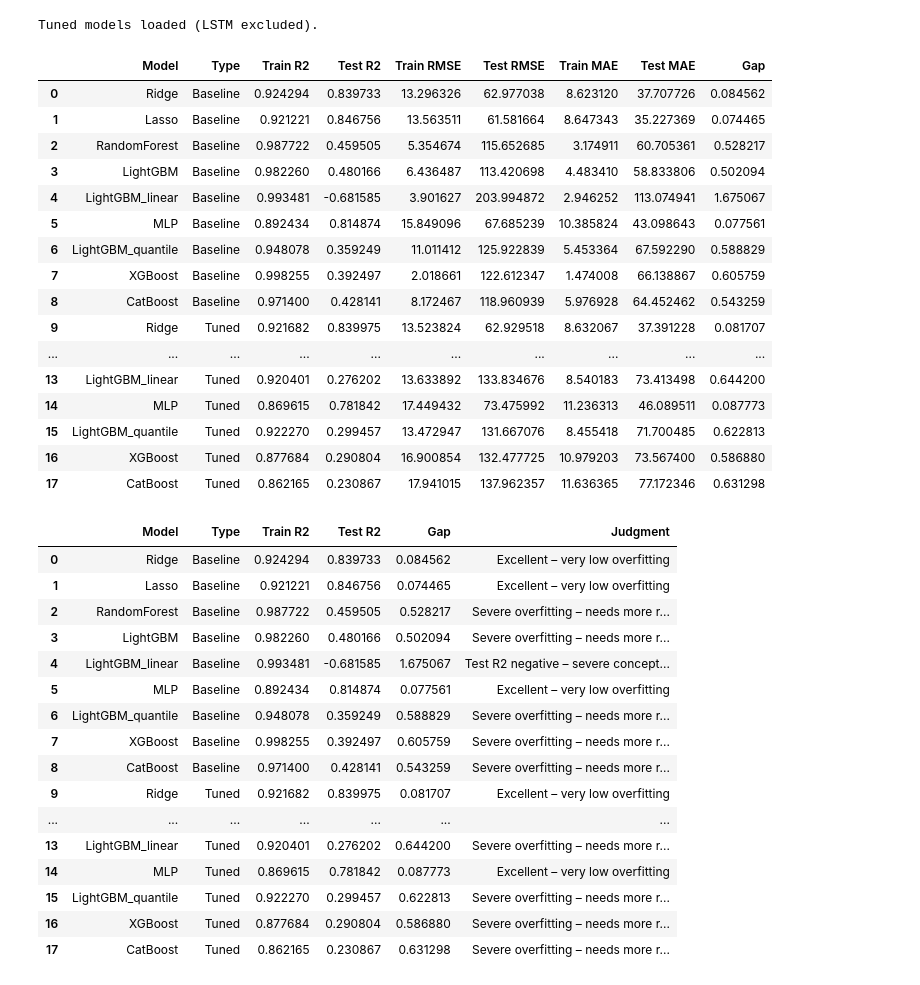
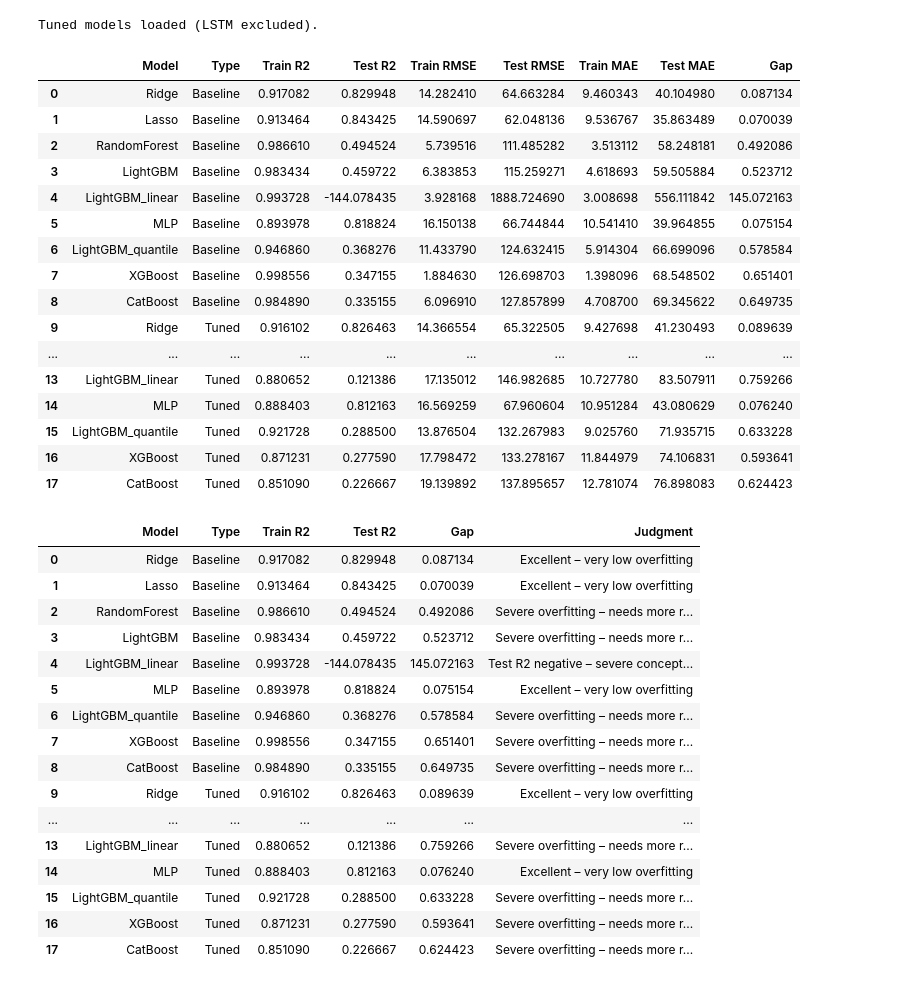
Before and after one commit to Amika1118/DSGP_Group_38, a Jupyter notebook: WholeSale-Price-Model/Notebooks/08_Model_Comparrison.ipynb, the cells around one changed output. Drawn from its saved outputs; the diff is of its cells as text; code cells hidden in the pictures.

```diff
--- a/WholeSale-Price-Model/Notebooks/08_Model_Comparrison.ipynb
+++ b/WholeSale-Price-Model/Notebooks/08_Model_Comparrison.ipynb
@@ -99,44 +99,44 @@ Tuned models loaded (LSTM excluded).
 # %%
 results = []
 
 # Baseline models
 for name, model in baseline_models:
     if name == 'LSTM':
         # LSTM needs sequences; we didn't store lookback. For fair comparison,
         # we skip LSTM in baseline evaluation or handle it separately.
         # Since LSTM was poor anyway, we can omit it or approximate.
         # For simplicity, we'll skip LSTM in this comparison (or you could re‑create sequences).
         continue
     res = evaluate_model(model, X_train_full, y_train, X_test_full, y_test, name, 'Baseline')
     results.append(res)
 
 # Tuned models
 for name, model in tuned_models:
     if name == 'LSTM':
-        continue  # skip LSTM as above
-    res = evaluate_model(model, X_train_sel, y_train, X_test_sel, y_test, name, 'Tuned')
+        continue
+    res = evaluate_model(model, X_train_full, y_train, X_test_full, y_test, name, 'Tuned')
     results.append(res)
 
 results_df = pd.DataFrame(results)
 results_df
 # %% [output]
 |  | Model | Type | Train R2 | Test R2 | Train RMSE | Test RMSE | Train MAE | Test MAE | Gap |
-| 0 | Ridge | Baseline | 0.924294 | 0.839733 | 13.296326 | 62.977038 | 8.623120 | 37.707726 | 0.084562 |
-| 1 | Lasso | Baseline | 0.921221 | 0.846756 | 13.563511 | 61.581664 | 8.647343 | 35.227369 | 0.074465 |
-| 2 | RandomForest | Baseline | 0.987722 | 0.459505 | 5.354674 | 115.652685 | 3.174911 | 60.705361 | 0.528217 |
-| 3 | LightGBM | Baseline | 0.982260 | 0.480166 | 6.436487 | 113.420698 | 4.483410 | 58.833806 | 0.502094 |
-| 4 | LightGBM_linear | Baseline | 0.993481 | -0.681585 | 3.901627 | 203.994872 | 2.946252 | 113.074941 | 1.675067 |
-| 5 | MLP | Baseline | 0.892434 | 0.814874 | 15.849096 | 67.685239 | 10.385824 | 43.098643 | 0.077561 |
-| 6 | LightGBM_quantile | Baseline | 0.948078 | 0.359249 | 11.011412 | 125.922839 | 5.453364 | 67.592290 | 0.588829 |
-| 7 | XGBoost | Baseline | 0.998255 | 0.392497 | 2.018661 | 122.612347 | 1.474008 | 66.138867 | 0.605759 |
-| 8 | CatBoost | Baseline | 0.971400 | 0.428141 | 8.172467 | 118.960939 | 5.976928 | 64.452462 | 0.543259 |
-| 9 | Ridge | Tuned | 0.921682 | 0.839975 | 13.523824 | 62.929518 | 8.632067 | 37.391228 | 0.081707 |
+| 0 | Ridge | Baseline | 0.917082 | 0.829948 | 14.282410 | 64.663284 | 9.460343 | 40.104980 | 0.087134 |
+| 1 | Lasso | Baseline | 0.913464 | 0.843425 | 14.590697 | 62.048136 | 9.536767 | 35.863489 | 0.070039 |
+| 2 | RandomForest | Baseline | 0.986610 | 0.494524 | 5.739516 | 111.485282 | 3.513112 | 58.248181 | 0.492086 |
+| 3 | LightGBM | Baseline | 0.983434 | 0.459722 | 6.383853 | 115.259271 | 4.618693 | 59.505884 | 0.523712 |
+| 4 | LightGBM_linear | Baseline | 0.993728 | -144.078435 | 3.928168 | 1888.724690 | 3.008698 | 556.111842 | 145.072163 |
+| 5 | MLP | Baseline | 0.893978 | 0.818824 | 16.150138 | 66.744844 | 10.541410 | 39.964855 | 0.075154 |
+| 6 | LightGBM_quantile | Baseline | 0.946860 | 0.368276 | 11.433790 | 124.632415 | 5.914304 | 66.699096 | 0.578584 |
+| 7 | XGBoost | Baseline | 0.998556 | 0.347155 | 1.884630 | 126.698703 | 1.398096 | 68.548502 | 0.651401 |
+| 8 | CatBoost | Baseline | 0.984890 | 0.335155 | 6.096910 | 127.857899 | 4.708700 | 69.345622 | 0.649735 |
+| 9 | Ridge | Tuned | 0.916102 | 0.826463 | 14.366554 | 65.322505 | 9.427698 | 41.230493 | 0.089639 |
 | ... | ... | ... | ... | ... | ... | ... | ... | ... | ... |
-| 13 | LightGBM_linear | Tuned | 0.920401 | 0.276202 | 13.633892 | 133.834676 | 8.540183 | 73.413498 | 0.644200 |
-| 14 | MLP | Tuned | 0.869615 | 0.781842 | 17.449432 | 73.475992 | 11.236313 | 46.089511 | 0.087773 |
-| 15 | LightGBM_quantile | Tuned | 0.922270 | 0.299457 | 13.472947 | 131.667076 | 8.455418 | 71.700485 | 0.622813 |
-| 16 | XGBoost | Tuned | 0.877684 | 0.290804 | 16.900854 | 132.477725 | 10.979203 | 73.567400 | 0.586880 |
-| 17 | CatBoost | Tuned | 0.862165 | 0.230867 | 17.941015 | 137.962357 | 11.636365 | 77.172346 | 0.631298 |
+| 13 | LightGBM_linear | Tuned | 0.880652 | 0.121386 | 17.135012 | 146.982685 | 10.727780 | 83.507911 | 0.759266 |
+| 14 | MLP | Tuned | 0.888403 | 0.812163 | 16.569259 | 67.960604 | 10.951284 | 43.080629 | 0.076240 |
+| 15 | LightGBM_quantile | Tuned | 0.921728 | 0.288500 | 13.876504 | 132.267983 | 9.025760 | 71.935715 | 0.633228 |
+| 16 | XGBoost | Tuned | 0.871231 | 0.277590 | 17.798472 | 133.278167 | 11.844979 | 74.106831 | 0.593641 |
+| 17 | CatBoost | Tuned | 0.851090 | 0.226667 | 19.139892 | 137.895657 | 12.781074 | 76.898083 | 0.624423 |
 # %%
 def judge(row):
     if row['Test R2'] < 0:
@@ -154,22 +154,22 @@ results_df['Judgment'] = results_df.apply(judge, axis=1)
 results_df[['Model', 'Type', 'Train R2', 'Test R2', 'Gap', 'Judgment']]
 # %% [output]
 |  | Model | Type | Train R2 | Test R2 | Gap | Judgment |
-| 0 | Ridge | Baseline | 0.924294 | 0.839733 | 0.084562 | Excellent – very low overfitting |
-| 1 | Lasso | Baseline | 0.921221 | 0.846756 | 0.074465 | Excellent – very low overfitting |
-| 2 | RandomForest | Baseline | 0.987722 | 0.459505 | 0.528217 | Severe overfitting – needs more r... |
-| 3 | LightGBM | Baseline | 0.982260 | 0.480166 | 0.502094 | Severe overfitting – needs more r... |
-| 4 | LightGBM_linear | Baseline | 0.993481 | -0.681585 | 1.675067 | Test R2 negative – severe concept... |
-| 5 | MLP | Baseline | 0.892434 | 0.814874 | 0.077561 | Excellent – very low overfitting |
-| 6 | LightGBM_quantile | Baseline | 0.948078 | 0.359249 | 0.588829 | Severe overfitting – needs more r... |
-| 7 | XGBoost | Baseline | 0.998255 | 0.392497 | 0.605759 | Severe overfitting – needs more r... |
-| 8 | CatBoost | Baseline | 0.971400 | 0.428141 | 0.543259 | Severe overfitting – needs more r... |
-| 9 | Ridge | Tuned | 0.921682 | 0.839975 | 0.081707 | Excellent – very low overfitting |
+| 0 | Ridge | Baseline | 0.917082 | 0.829948 | 0.087134 | Excellent – very low overfitting |
+| 1 | Lasso | Baseline | 0.913464 | 0.843425 | 0.070039 | Excellent – very low overfitting |
+| 2 | RandomForest | Baseline | 0.986610 | 0.494524 | 0.492086 | Severe overfitting – needs more r... |
+| 3 | LightGBM | Baseline | 0.983434 | 0.459722 | 0.523712 | Severe overfitting – needs more r... |
+| 4 | LightGBM_linear | Baseline | 0.993728 | -144.078435 | 145.072163 | Test R2 negative – severe concept... |
+| 5 | MLP | Baseline | 0.893978 | 0.818824 | 0.075154 | Excellent – very low overfitting |
+| 6 | LightGBM_quantile | Baseline | 0.946860 | 0.368276 | 0.578584 | Severe overfitting – needs more r... |
+| 7 | XGBoost | Baseline | 0.998556 | 0.347155 | 0.651401 | Severe overfitting – needs more r... |
+| 8 | CatBoost | Baseline | 0.984890 | 0.335155 | 0.649735 | Severe overfitting – needs more r... |
+| 9 | Ridge | Tuned | 0.916102 | 0.826463 | 0.089639 | Excellent – very low overfitting |
 | ... | ... | ... | ... | ... | ... | ... |
-| 13 | LightGBM_linear | Tuned | 0.920401 | 0.276202 | 0.644200 | Severe overfitting – needs more r... |
-| 14 | MLP | Tuned | 0.869615 | 0.781842 | 0.087773 | Excellent – very low overfitting |
-| 15 | LightGBM_quantile | Tuned | 0.922270 | 0.299457 | 0.622813 | Severe overfitting – needs more r... |
-| 16 | XGBoost | Tuned | 0.877684 | 0.290804 | 0.586880 | Severe overfitting – needs more r... |
-| 17 | CatBoost | Tuned | 0.862165 | 0.230867 | 0.631298 | Severe overfitting – needs more r... |
+| 13 | LightGBM_linear | Tuned | 0.880652 | 0.121386 | 0.759266 | Severe overfitting – needs more r... |
+| 14 | MLP | Tuned | 0.888403 | 0.812163 | 0.076240 | Excellent – very low overfitting |
+| 15 | LightGBM_quantile | Tuned | 0.921728 | 0.288500 | 0.633228 | Severe overfitting – needs more r... |
+| 16 | XGBoost | Tuned | 0.871231 | 0.277590 | 0.593641 | Severe overfitting – needs more r... |
+| 17 | CatBoost | Tuned | 0.851090 | 0.226667 | 0.624423 | Severe overfitting – needs more r... |
 # %%
 plt.figure(figsize=(12, 6))
 sns.barplot(data=results_df, x='Model', y='Test R2', hue='Type')
```
Also changed, not shown: parts of 6 cells of this notebook, 52 other files.
